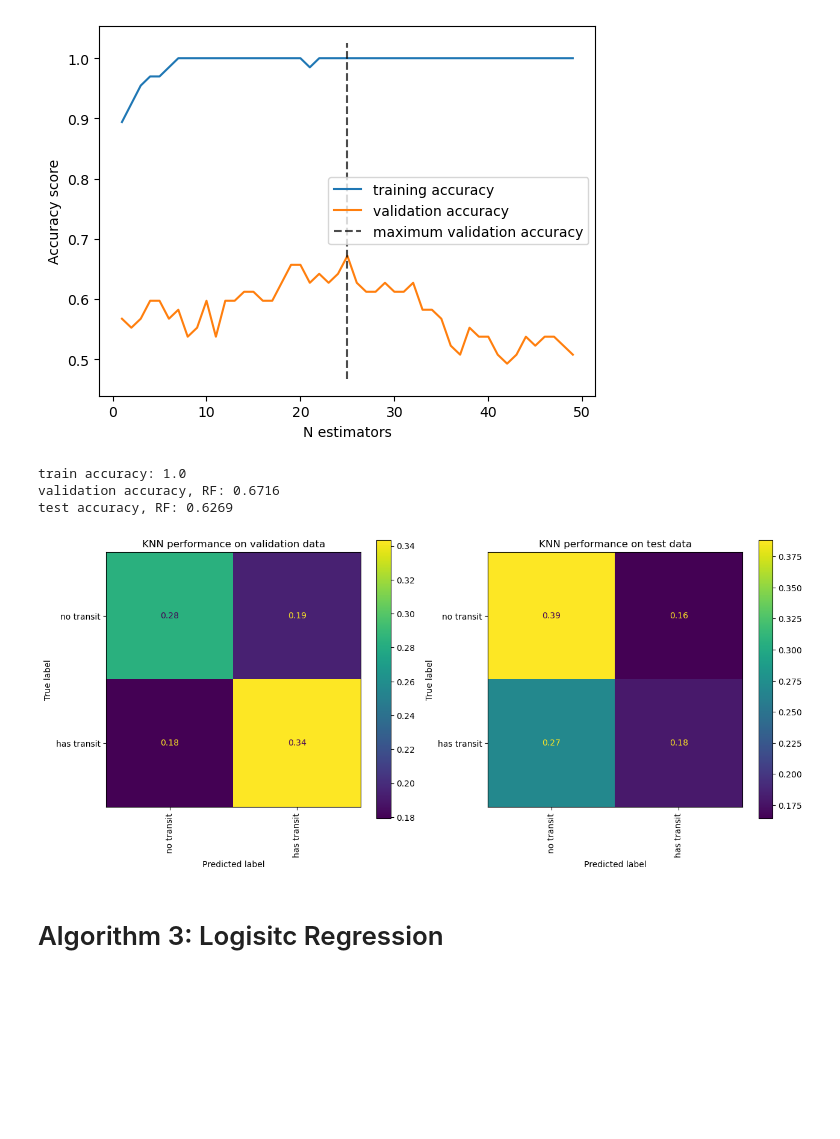
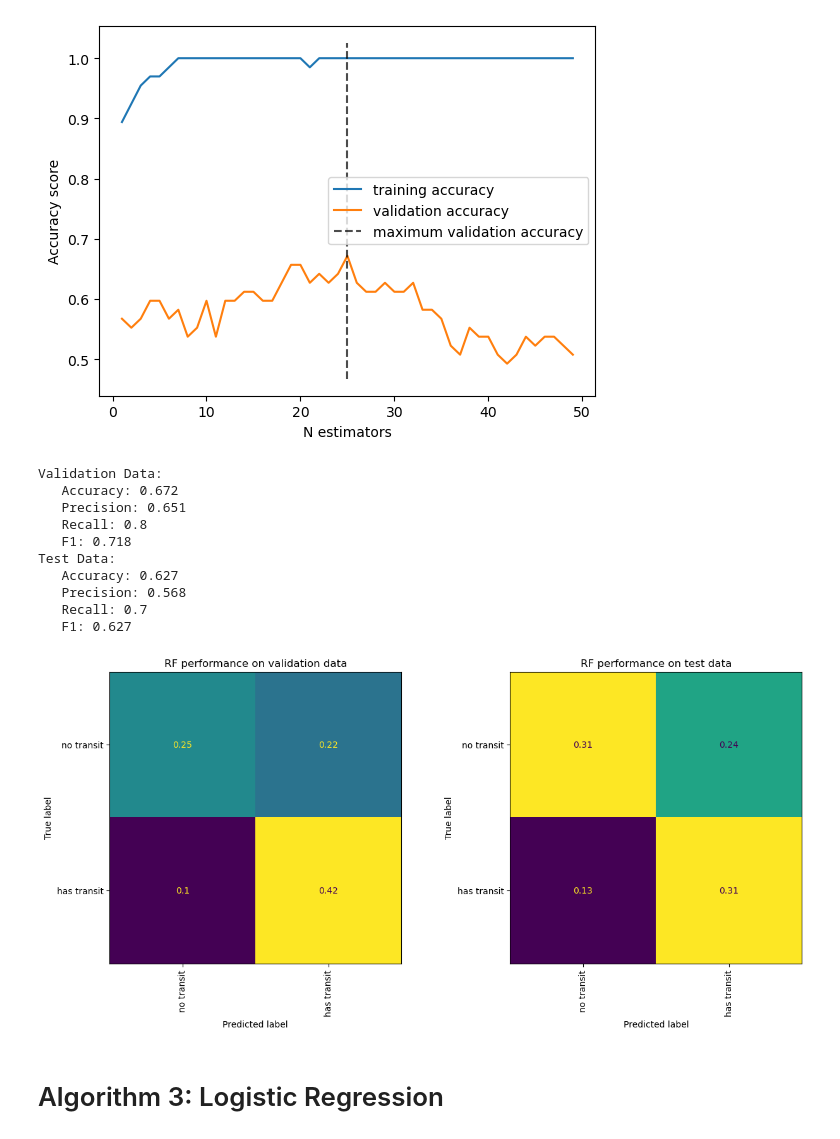
Before and after one commit to ashyo98/transit_classification, a Jupyter notebook: Standard_Algorithms.ipynb, the cells around one changed output. Drawn from its saved outputs; the diff is of its cells as text; code cells hidden in the pictures; blank space fills up the shorter version.

Commit message:
notebook for training and evaluating KNN, RF, and LR

```diff
--- a/Standard_Algorithms.ipynb
+++ b/Standard_Algorithms.ipynb
@@ -128,30 +144,52 @@ Optimal value: 25
 # %%
 rf = RandomForestClassifier(random_state=2021, n_estimators=best_n_estimators, max_depth=50, max_features=None, oob_score=True, class_weight = 'balanced')
 rf.fit(X_train_interp, y_train)
 rf_pred_val = rf.predict(X_val_interp)
 rf_pred_train = rf.predict(X_train_interp)
 rf_pred_test = rf.predict(X_test_interp)
 #train_acc += [accuracy_score(y_train,rf_pred_train)]
 #val_acc += [accuracy_score(y_val,rf_pred_val)]
 #test_acc += [accuracy_score(y_test,rf_pred_test)]
-print('train accuracy:', np.round(accuracy_score(y_train , rf_pred_train),4))
-print('validation accuracy, RF:', np.round(accuracy_score(y_val,rf_pred_val),4))
-print('test accuracy, RF:', np.round(accuracy_score(y_test,rf_pred_test),4))
+#print('train accuracy:', np.round(accuracy_score(y_train , rf_pred_train),4))
+#print('validation accuracy, RF:', np.round(accuracy_score(y_val,rf_pred_val),4))
+#print('test accuracy, RF:', np.round(accuracy_score(y_test,rf_pred_test),4))
+
+
+rf_pred_val = rf.predict(X_val_interp)
+print('Validation Data:')
+print('   Accuracy:', np.round(accuracy_score(y_val , rf_pred_val),3))
+print('   Precision:', np.round(precision_score(y_val , rf_pred_val),3))
+print('   Recall:', np.round(recall_score(y_val , rf_pred_val),3))
+print('   F1:', np.round(f1_score(y_val , rf_pred_val),3))
+
+rf_pred_test = rf.predict(X_test_interp)
+print('Test Data:')
+print('   Accuracy:', np.round(accuracy_score(y_test , rf_pred_test),3))
+print('   Precision:', np.round(precision_score(y_test , rf_pred_test),3))
+print('   Recall:', np.round(recall_score(y_test , rf_pred_test),3))
+print('   F1:', np.round(f1_score(y_test , rf_pred_test),3))
 
 fig, ax = plt.subplots(1,2, figsize=(15,6))
 ax1 = plt.subplot(121)
-ConfusionMatrixDisplay.from_estimator(knn, X_val_interp, y_val, xticks_rotation='vertical', ax=ax1, normalize = 'all', display_labels=['no transit','has transit'])
+ConfusionMatrixDisplay.from_estimator(rf, X_val_interp, y_val, xticks_rotation='vertical', ax=ax1, normalize = 'all', display_labels=['no transit','has transit'], colorbar=False)
 #plot_confusion_matrix(knn, X_val, y_val, ax=ax, display_labels=['no transit','has transit'], xticks_rotation='vertical') # are the labels right??
-plt.title('KNN performance on validation data')
+plt.title('RF performance on validation data')
 ax2 = plt.subplot(122)
-ConfusionMatrixDisplay.from_estimator(knn, X_test_interp, y_test, xticks_rotation='vertical', ax=ax2, normalize = 'all', display_labels=['no transit','has transit'])
+ConfusionMatrixDisplay.from_estimator(rf, X_test_interp, y_test, xticks_rotation='vertical', ax=ax2, normalize = 'all', display_labels=['no transit','has transit'], colorbar=False)
 #plot_confusion_matrix(knn, X_val, y_val, ax=ax, display_labels=['no transit','has transit'], xticks_rotation='vertical') # are the labels right??
-plt.title('KNN performance on test data')
+plt.title('RF performance on test data')
 plt.show()
 # %% [output]
-train accuracy: 1.0
-validation accuracy, RF: 0.6716
-test accuracy, RF: 0.6269
+Validation Data:
+   Accuracy: 0.672
+   Precision: 0.651
+   Recall: 0.8
+   F1: 0.718
+Test Data:
+   Accuracy: 0.627
+   Precision: 0.568
+   Recall: 0.7
+   F1: 0.627
-[figure, old version]
+[figure, new version]
 # %% [markdown]
-# Algorithm 3: Logisitc Regression
+# Algorithm 3: Logistic Regression
```
Also changed, not shown: parts of 3 cells of this notebook.
